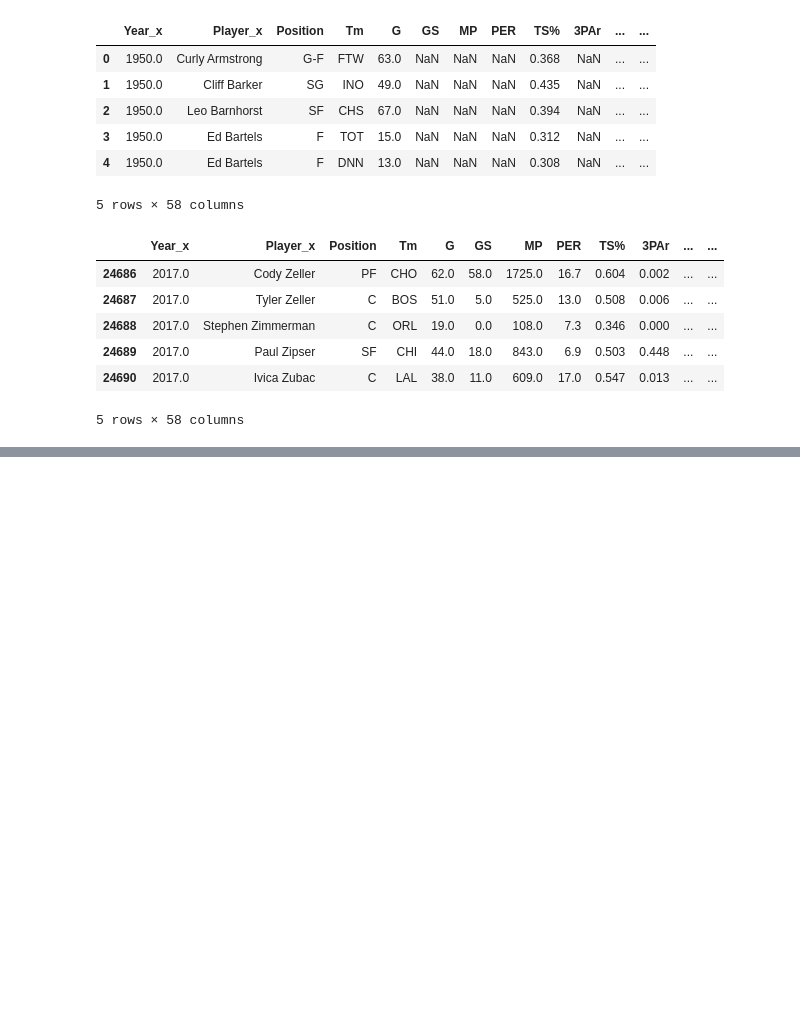
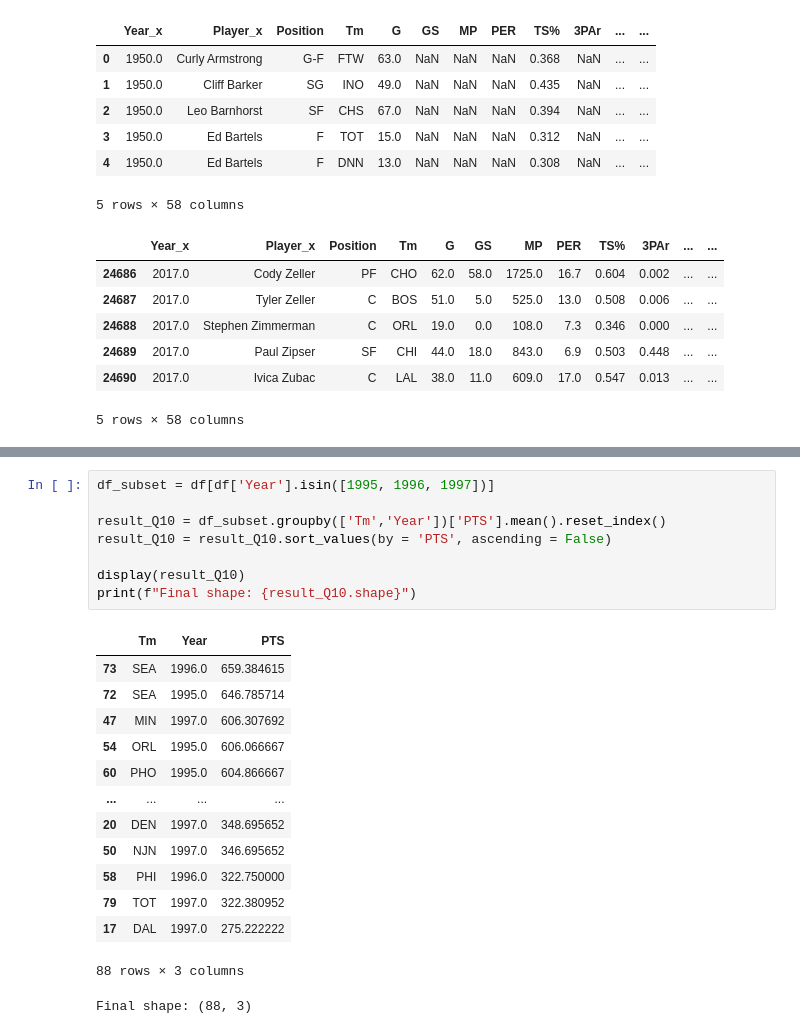
Before and after one commit to 97Peipei/QMSS-GR5072-Spring2026-HWs, a Jupyter notebook: homework-2-main/Submissions/ph2736-HU PEIPEI/HW02.ipynb, the cells around one changed output, grey strips where cells are left out. Saved outputs shown, nothing was run; the diff lists cells and outputs as text; blank space fills up the shorter version.

```diff
--- a/homework-2-main/Submissions/ph2736-HU PEIPEI/HW02.ipynb
+++ b/homework-2-main/Submissions/ph2736-HU PEIPEI/HW02.ipynb
@@ -229,0 +234,23 @@ Recreated Dataset (Joined on mergeid) :
+# %%
+df_subset = df[df['Year'].isin([1995, 1996, 1997])]
+
+result_Q10 = df_subset.groupby(['Tm','Year'])['PTS'].mean().reset_index()
+result_Q10 = result_Q10.sort_values(by = 'PTS', ascending = False)
+
+display(result_Q10)
+print(f"Final shape: {result_Q10.shape}")
+# %% [output]
+|  | Tm | Year | PTS |
+| 73 | SEA | 1996.0 | 659.384615 |
+| 72 | SEA | 1995.0 | 646.785714 |
+| 47 | MIN | 1997.0 | 606.307692 |
+| 54 | ORL | 1995.0 | 606.066667 |
+| 60 | PHO | 1995.0 | 604.866667 |
+| ... | ... | ... | ... |
+| 20 | DEN | 1997.0 | 348.695652 |
+| 50 | NJN | 1997.0 | 346.695652 |
+| 58 | PHI | 1996.0 | 322.750000 |
+| 79 | TOT | 1997.0 | 322.380952 |
+| 17 | DAL | 1997.0 | 275.222222 |
+88 rows × 3 columns
+Final shape: (88, 3)
```
Also changed, not shown: parts of 1 cell of this notebook.
